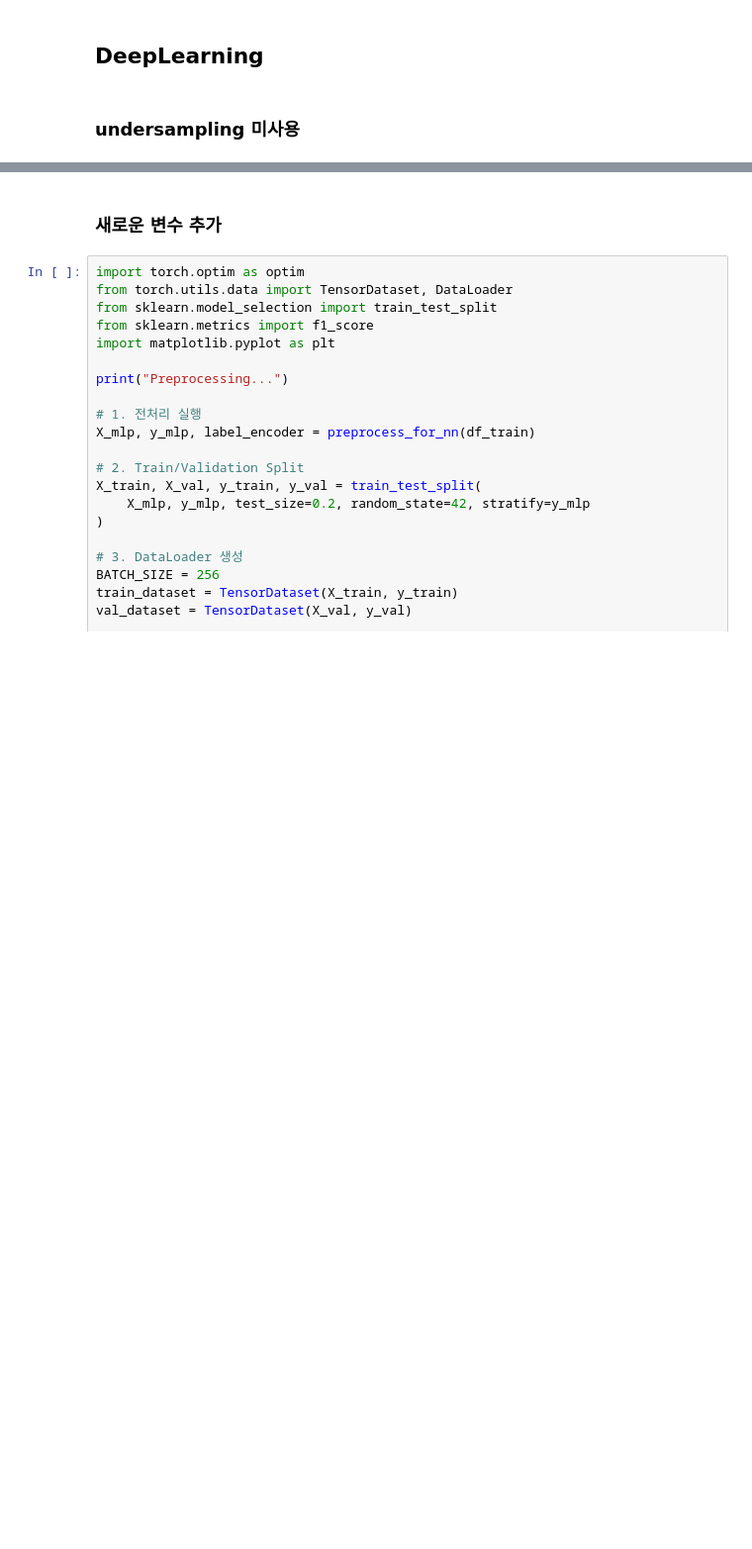
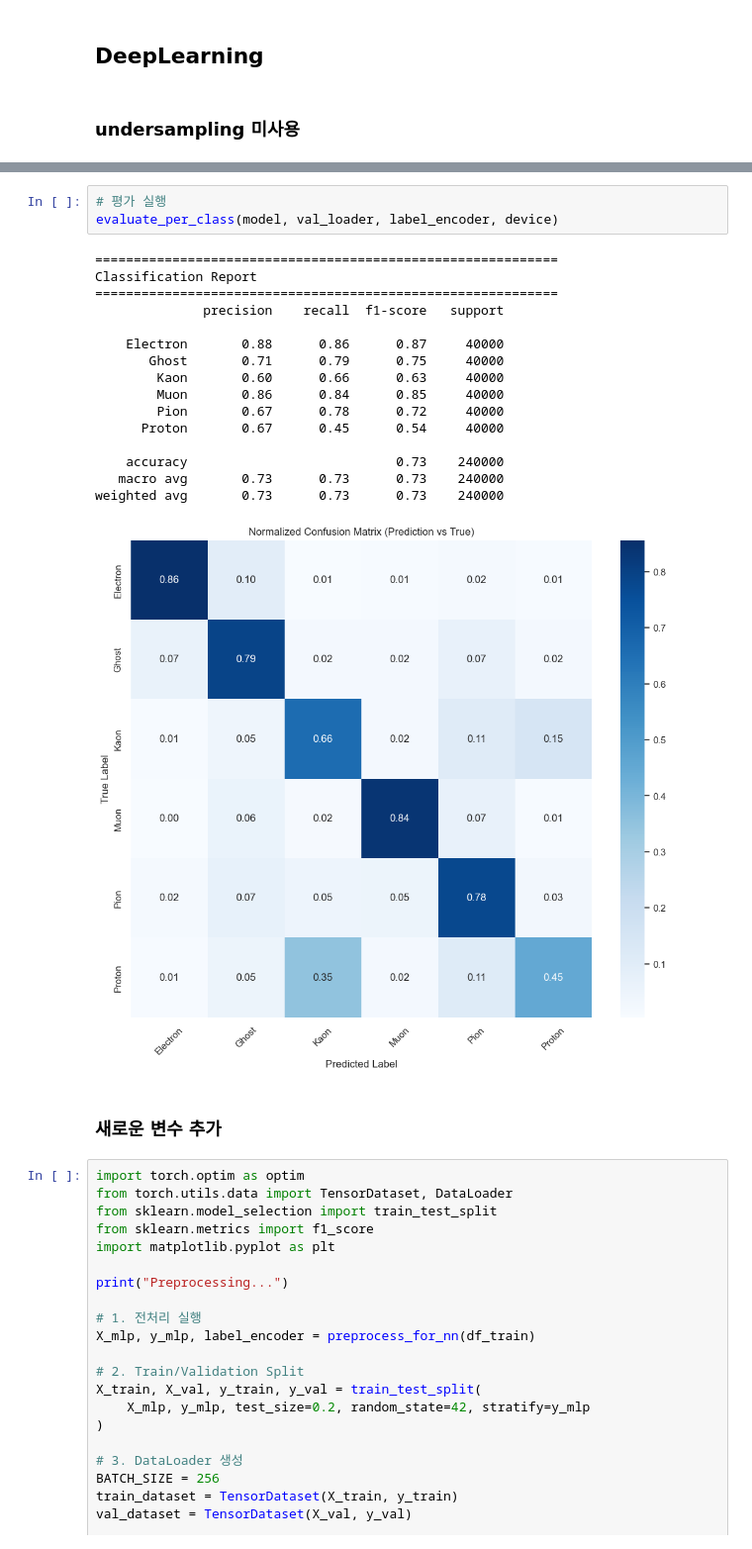
Before and after one commit to Jongseok103/UOS-Assignments, a Jupyter notebook: BigDataPhysic/CL_LHC2.ipynb, the cells around one changed output, grey strips where cells are left out. Shown at 99% size. Saved outputs shown, nothing was run; the diff lists cells and outputs as text; blank space fills up the shorter version.

```diff
--- a/BigDataPhysic/CL_LHC2.ipynb
+++ b/BigDataPhysic/CL_LHC2.ipynb
@@ -1027,3 +1184,23 @@ weighted avg       0.83      0.84      0.82     25086
+# %%
+# 평가 실행
+evaluate_per_class(model, val_loader, label_encoder, device)
+# %% [output]
+============================================================
+Classification Report
+============================================================
+              precision    recall  f1-score   support
+
+    Electron       0.88      0.86      0.87     40000
+       Ghost       0.71      0.79      0.75     40000
+        Kaon       0.60      0.66      0.63     40000
+        Muon       0.86      0.84      0.85     40000
+        Pion       0.67      0.78      0.72     40000
+      Proton       0.67      0.45      0.54     40000
+
+    accuracy                           0.73    240000
+   macro avg       0.73      0.73      0.73    240000
+weighted avg       0.73      0.73      0.73    240000
+[figure, added]
 # %% [markdown]
 ### 새로운 변수 추가
 # %%
```
Also changed, not shown: parts of 10 cells of this notebook, 1 other file.
